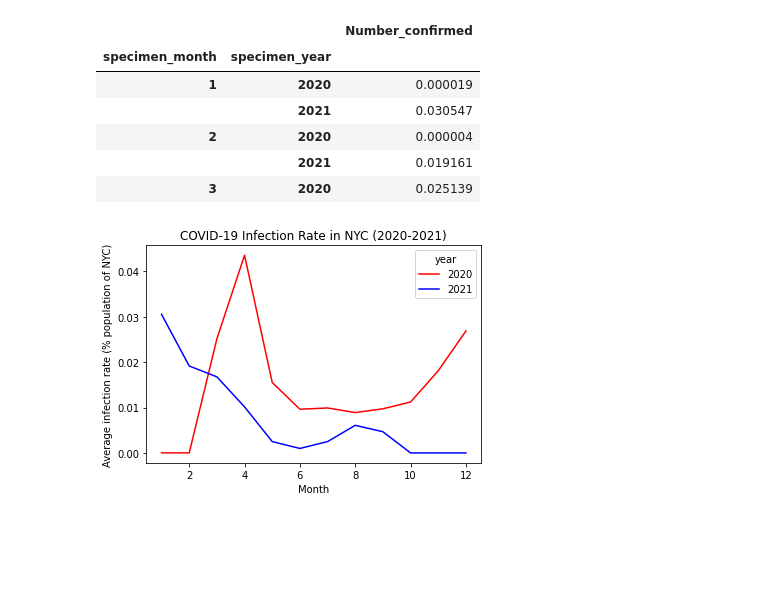
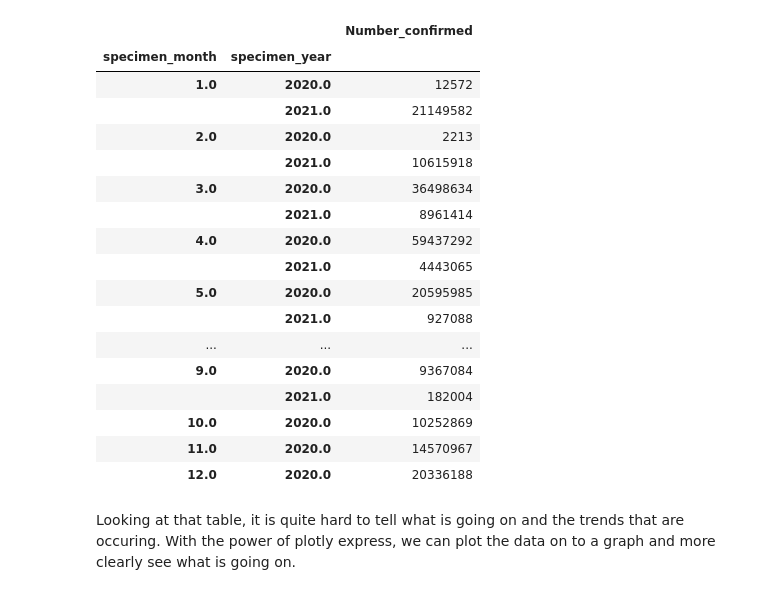
Before and after one commit to alanyu108/CS-Data-Science-Project, a Jupyter notebook: project.ipynb, the cells around one changed output. Drawn from its saved outputs; the diff is of its cells as text; code cells hidden in the pictures; blank space fills up the shorter version.

```diff
--- a/project.ipynb
+++ b/project.ipynb
@@ -17,44 +26,31 @@ covid_infections.head()
 # %%
-
-
 covid_infections['Date'] = pd.to_datetime(covid_infections['specimen_date'], format="%m/%d/%Y", errors = 'coerce')
-covid_infections['specimen_month'] = covid_infections['specimen_date'].str[:2].apply(int)
-covid_infections['specimen_year'] = covid_infections['specimen_date'].str[6:].apply(int)
-
+covid_infections['specimen_month'] = covid_infections['Date'].dt.month
+covid_infections['specimen_year'] = covid_infections['Date'].dt.year
 
 covid_infections = covid_infections[(covid_infections['specimen_year'] == 2020) | (covid_infections['specimen_year'] == 2021)]
+covid_infections.dropna(inplace=True)
 
-infect_by_month = covid_infections.groupby(['specimen_month', 'specimen_year']).agg({"Number_confirmed": "mean"})
-infect_by_month['Number_confirmed'] = infect_by_month['Number_confirmed'].apply(lambda x: ( x / nyc_pop) * 100 )
-infect_by_month.head()
+infect_by_month = covid_infections.groupby(['specimen_month', 'specimen_year']).agg({"Number_confirmed": "sum"})
+infect_by_month
 # %% [output]
 |  |  | Number_confirmed |
 | specimen_month | specimen_year |  |
-| 1 | 2020 | 0.000019 |
-|  | 2021 | 0.030547 |
-| 2 | 2020 | 0.000004 |
-|  | 2021 | 0.019161 |
-| 3 | 2020 | 0.025139 |
+| 1.0 | 2020.0 | 12572 |
+|  | 2021.0 | 21149582 |
+| 2.0 | 2020.0 | 2213 |
+|  | 2021.0 | 10615918 |
+| 3.0 | 2020.0 | 36498634 |
+|  | 2021.0 | 8961414 |
+| 4.0 | 2020.0 | 59437292 |
+|  | 2021.0 | 4443065 |
+| 5.0 | 2020.0 | 20595985 |
+|  | 2021.0 | 927088 |
+| ... | ... | ... |
+| 9.0 | 2020.0 | 9367084 |
+|  | 2021.0 | 182004 |
+| 10.0 | 2020.0 | 10252869 |
+| 11.0 | 2020.0 | 14570967 |
+| 12.0 | 2020.0 | 20336188 |
-# %%
-infect_2020 = infect_by_month.unstack()[('Number_confirmed', 2020)]
-infect_2021 = infect_by_month.unstack()[('Number_confirmed', 2021)].fillna(0)
-
-
-#bar plot for infection bar graphs
-labels = [x for x in range(1, len(infect_2020) + 1)]
-data = [
-    infect_2020.tolist(),
-    infect_2021.tolist()
-]
-combined_data = list(zip(data[0], labels, [2020 for x in range(len(infect_2020))])) \
-                + list(zip(data[1], labels, [2021 for x in range(len(infect_2021))])
-)
-df = pd.DataFrame(combined_data, columns=["Average_Infections", "month", "year"])
-
-sns.lineplot(x="month",y="Average_Infections", data=df, hue="year" , palette=["red", "blue"])
-plt.title("COVID-19 Infection Rate in NYC (2020-2021)")
-plt.xlabel("Month")
-plt.ylabel("Average infection rate (% population of NYC)")
-plt.show()
-# %% [output]
-[figure, removed]
+# %% [markdown]
+Looking at that table, it is quite hard to tell what is going on and the trends that are occuring. With the power of plotly express, we can plot the data on to a graph and more clearly see what is going on.
```
Also changed, not shown: parts of 35 cells of this notebook.
